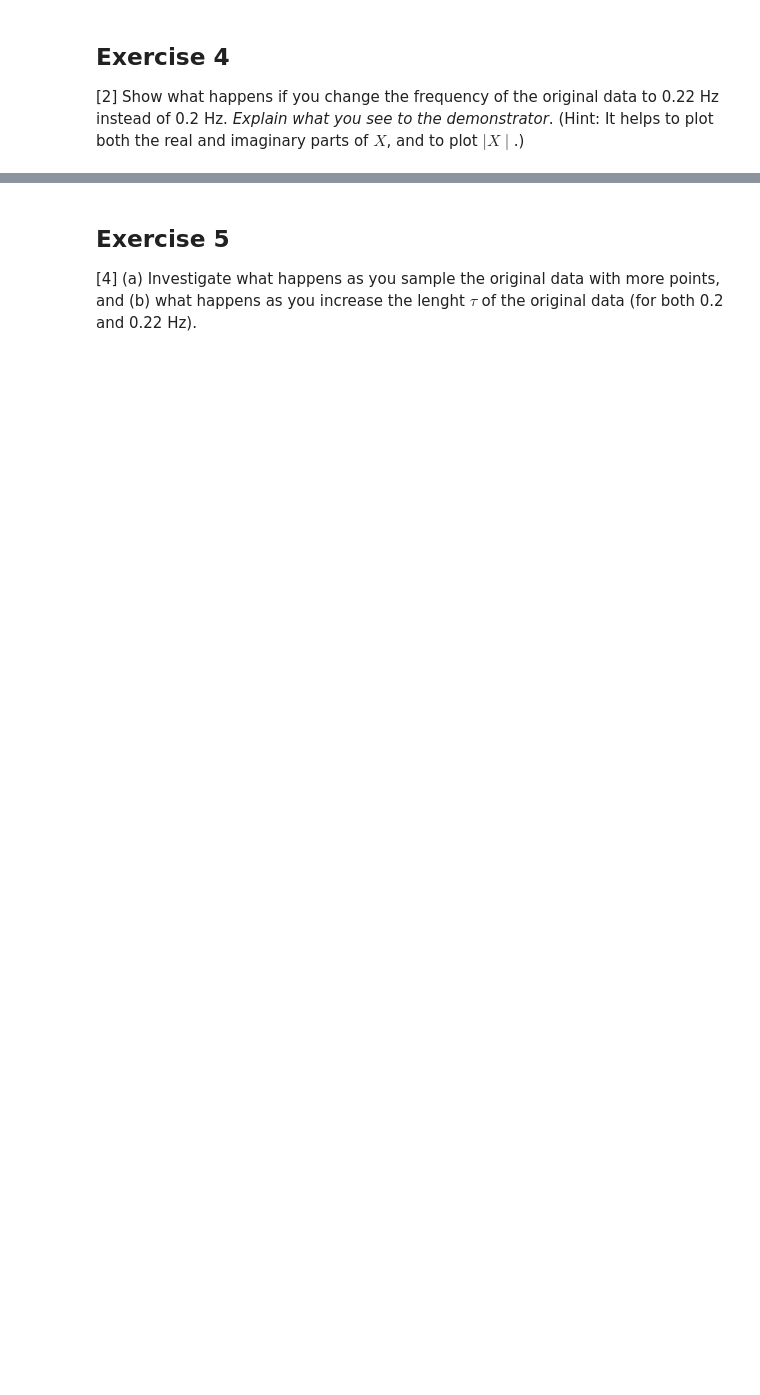
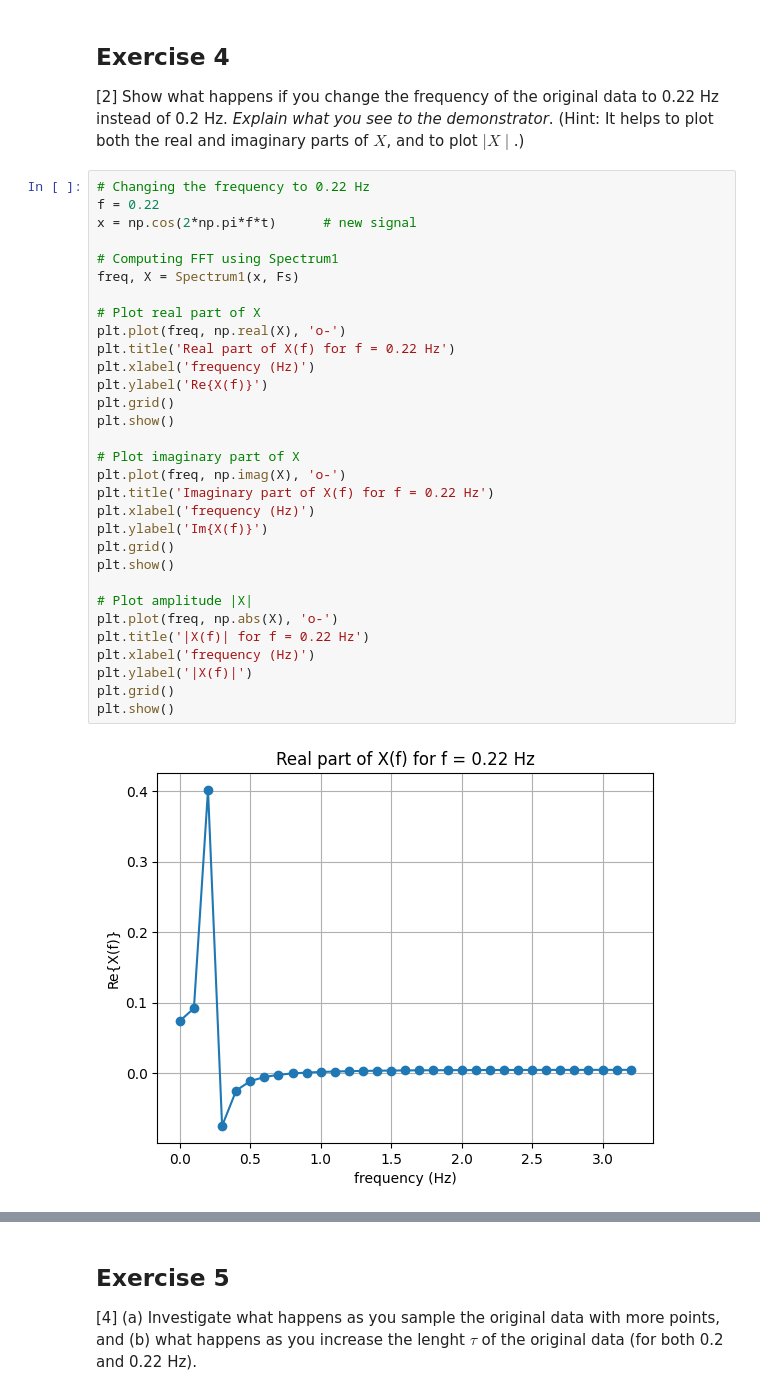
Before and after one commit to PX2145-2025/week-10-b-omarnemary2005-commits, a Jupyter notebook: FFT.ipynb, the cells around one changed output, grey strips where cells are left out. Cells and saved outputs as stored; diff of their text form; blank space fills up the shorter version.

```diff
--- a/FFT.ipynb
+++ b/FFT.ipynb
@@ -369,3 +366,36 @@ plt.show()
 ## Exercise 4
 [2] Show what happens if you change the frequency of the original data to 0.22 Hz instead of 0.2 Hz. _Explain what you see to the demonstrator_.
 (Hint: It helps to plot both the real and imaginary parts of $X$, and to plot $\mid X \mid$.)
+# %%
+# Changing the frequency to 0.22 Hz
+f = 0.22
+x = np.cos(2*np.pi*f*t)      # new signal
+
+# Computing FFT using Spectrum1
+freq, X = Spectrum1(x, Fs)
+
+# Plot real part of X
+plt.plot(freq, np.real(X), 'o-')
+plt.title('Real part of X(f) for f = 0.22 Hz')
+plt.xlabel('frequency (Hz)')
+plt.ylabel('Re{X(f)}')
+plt.grid()
+plt.show()
+
+# Plot imaginary part of X
+plt.plot(freq, np.imag(X), 'o-')
+plt.title('Imaginary part of X(f) for f = 0.22 Hz')
+plt.xlabel('frequency (Hz)')
+plt.ylabel('Im{X(f)}')
+plt.grid()
+plt.show()
+
+# Plot amplitude |X|
+plt.plot(freq, np.abs(X), 'o-')
+plt.title('|X(f)| for f = 0.22 Hz')
+plt.xlabel('frequency (Hz)')
+plt.ylabel('|X(f)|')
+plt.grid()
+plt.show()
+# %% [output]
+[figure, added]
```
Also changed, not shown: parts of 18 cells of this notebook.
